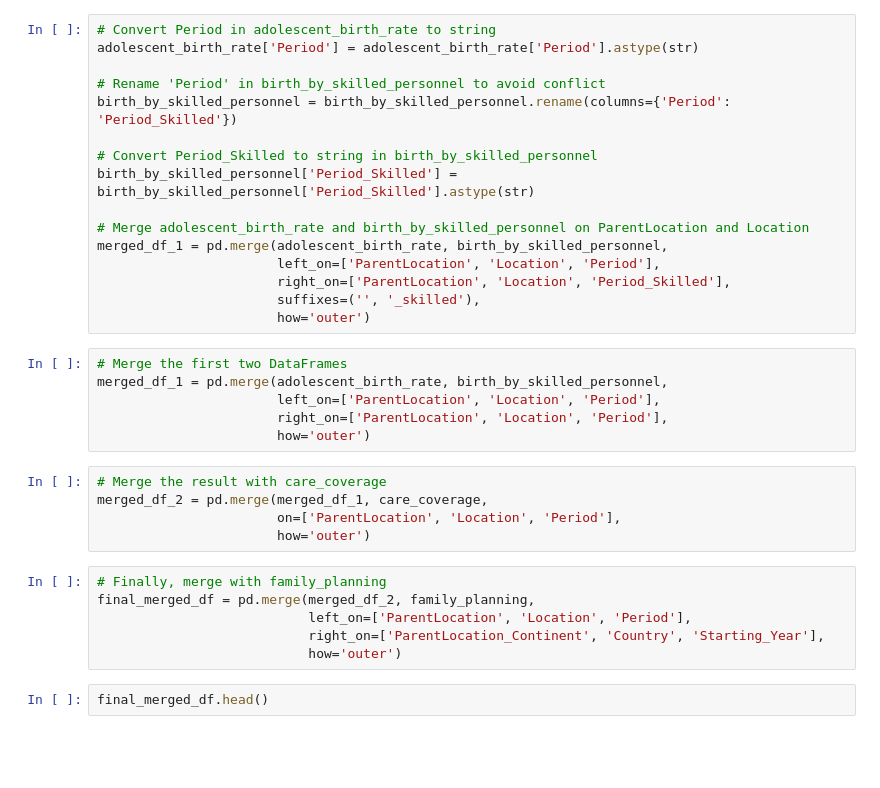
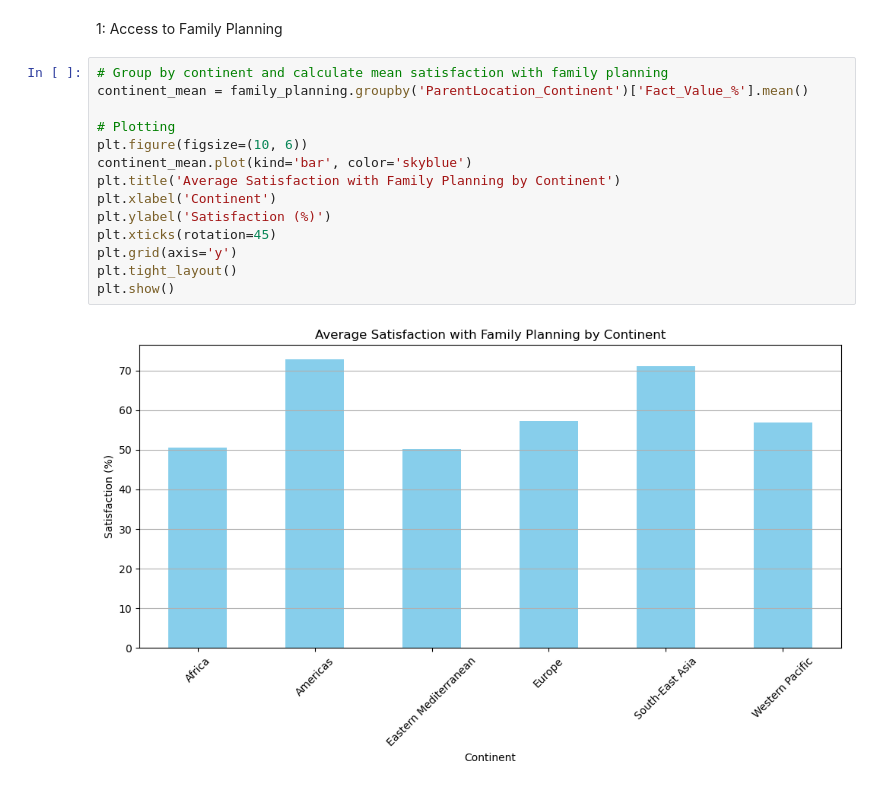
Before and after one commit to laurar9889/Project_3_Team_1, a Jupyter notebook: testing.ipynb, the cells around one changed output. Cells and saved outputs as stored; diff of their text form; blank space fills up the shorter version.

```diff
--- a/testing.ipynb
+++ b/testing.ipynb
@@ -37,35 +13,18 @@ dtype: object
-# %%
-# Convert Period in adolescent_birth_rate to string
-adolescent_birth_rate['Period'] = adolescent_birth_rate['Period'].astype(str)
-
-# Rename 'Period' in birth_by_skilled_personnel to avoid conflict
-birth_by_skilled_personnel = birth_by_skilled_personnel.rename(columns={'Period': 'Period_Skilled'})
-
-# Convert Period_Skilled to string in birth_by_skilled_personnel
-birth_by_skilled_personnel['Period_Skilled'] = birth_by_skilled_personnel['Period_Skilled'].astype(str)
-
-# Merge adolescent_birth_rate and birth_by_skilled_personnel on ParentLocation and Location
-merged_df_1 = pd.merge(adolescent_birth_rate, birth_by_skilled_personnel,
-                       left_on=['ParentLocation', 'Location', 'Period'],
-                       right_on=['ParentLocation', 'Location', 'Period_Skilled'],
-                       suffixes=('', '_skilled'),
-                       how='outer')
-# %%
-# Merge the first two DataFrames
-merged_df_1 = pd.merge(adolescent_birth_rate, birth_by_skilled_personnel,
-                       left_on=['ParentLocation', 'Location', 'Period'],
-                       right_on=['ParentLocation', 'Location', 'Period'],
-                       how='outer')
-# %%
-# Merge the result with care_coverage
-merged_df_2 = pd.merge(merged_df_1, care_coverage,
-                       on=['ParentLocation', 'Location', 'Period'],
-                       how='outer')
-# %%
-# Finally, merge with family_planning
-final_merged_df = pd.merge(merged_df_2, family_planning,
-                           left_on=['ParentLocation', 'Location', 'Period'],
-                           right_on=['ParentLocation_Continent', 'Country', 'Starting_Year'],
-                           how='outer')
-# %%
-final_merged_df.head()
+# %% [markdown]
+1: Access to Family Planning
+# %%
+# Group by continent and calculate mean satisfaction with family planning
+continent_mean = family_planning.groupby('ParentLocation_Continent')['Fact_Value_%'].mean()
+
+# Plotting
+plt.figure(figsize=(10, 6))
+continent_mean.plot(kind='bar', color='skyblue')
+plt.title('Average Satisfaction with Family Planning by Continent')
+plt.xlabel('Continent')
+plt.ylabel('Satisfaction (%)')
+plt.xticks(rotation=45)
+plt.grid(axis='y')
+plt.tight_layout()
+plt.show()
+# %% [output]
+[figure, added]
```
Also changed, not shown: parts of 15 cells of this notebook.
